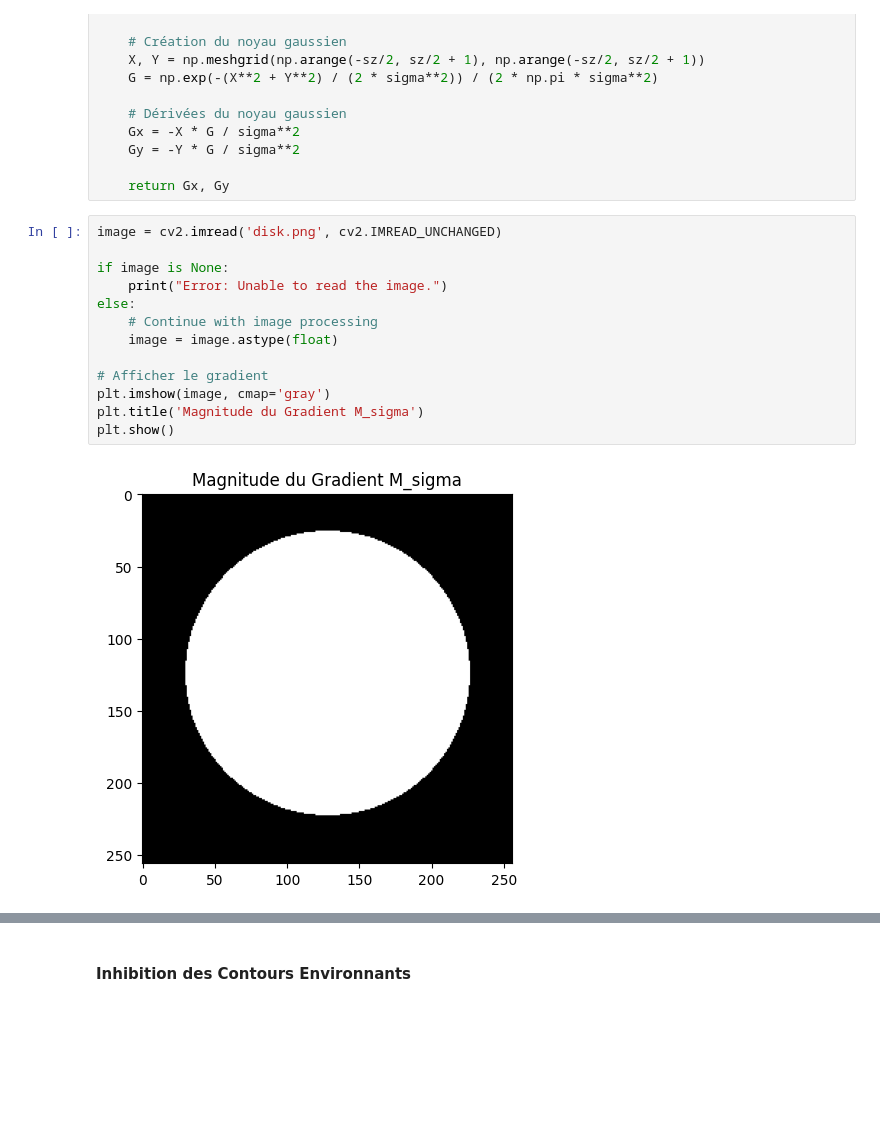
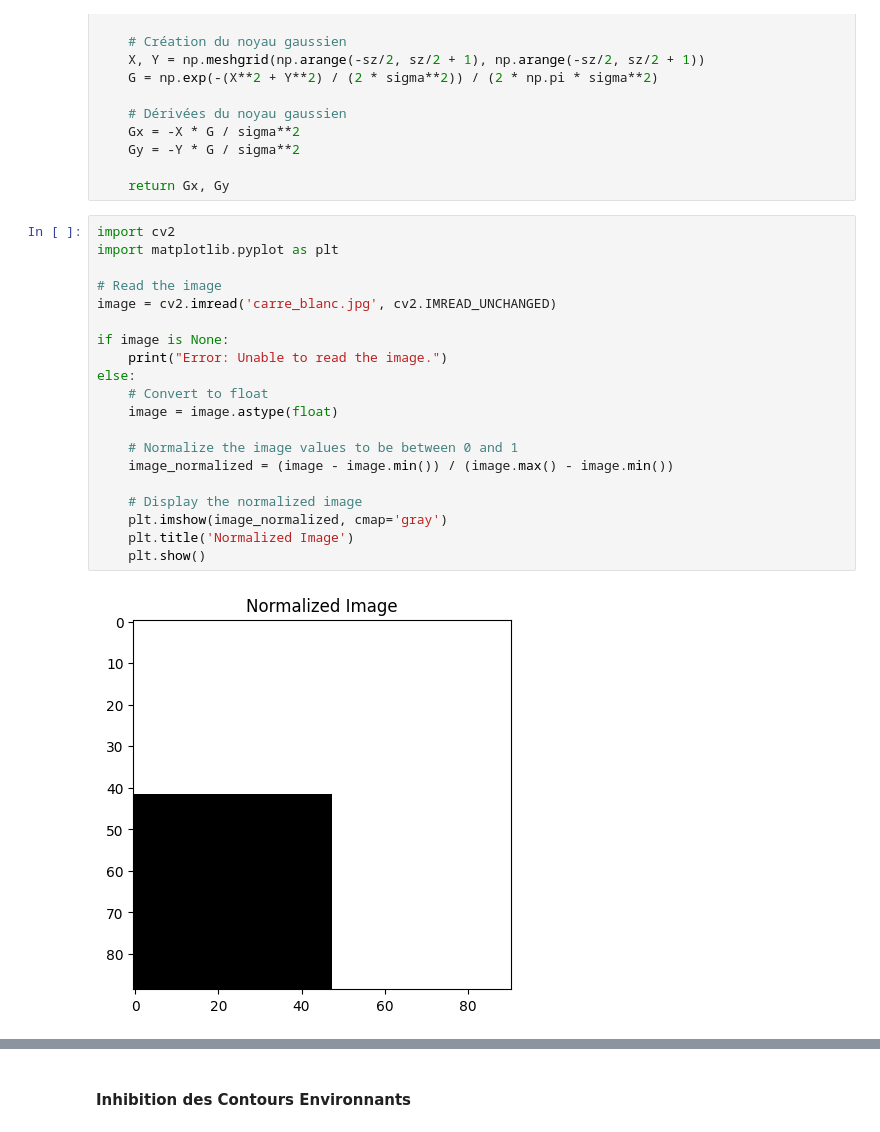
Before and after one commit to ndupont960/EtudesTechniques11, a Jupyter notebook: matlab-to_python.ipynb, the cells around one changed output, grey strips where cells are left out. Saved outputs shown, nothing was run; the diff lists cells and outputs as text; blank space fills up the shorter version.

```diff
--- a/matlab-to_python.ipynb
+++ b/matlab-to_python.ipynb
@@ -42,17 +42,24 @@ def gaussian_derivative_kernels(sigma):
 
     return Gx, Gy
 # %%
-image = cv2.imread('disk.png', cv2.IMREAD_UNCHANGED)
+import cv2
+import matplotlib.pyplot as plt
+
+# Read the image
+image = cv2.imread('carre_blanc.jpg', cv2.IMREAD_UNCHANGED)
 
 if image is None:
     print("Error: Unable to read the image.")
 else:
-    # Continue with image processing
+    # Convert to float
     image = image.astype(float)
 
-# Afficher le gradient
-plt.imshow(image, cmap='gray')
-plt.title('Magnitude du Gradient M_sigma')
-plt.show()
+    # Normalize the image values to be between 0 and 1
+    image_normalized = (image - image.min()) / (image.max() - image.min())
+
+    # Display the normalized image
+    plt.imshow(image_normalized, cmap='gray')
+    plt.title('Normalized Image')
+    plt.show()
 # %% [output]
-[figure, old version]
+[figure, new version]
```
Also changed, not shown: parts of 13 cells of this notebook, 1 other file.
